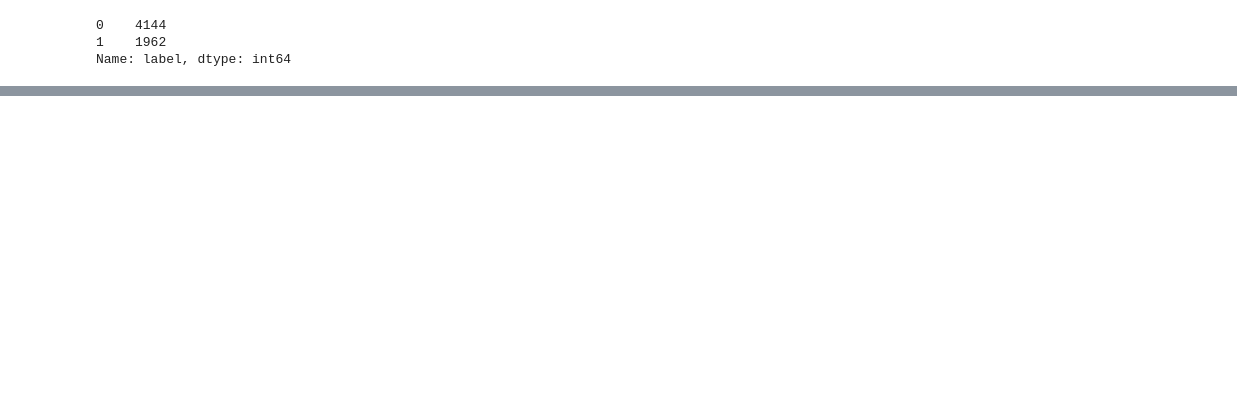
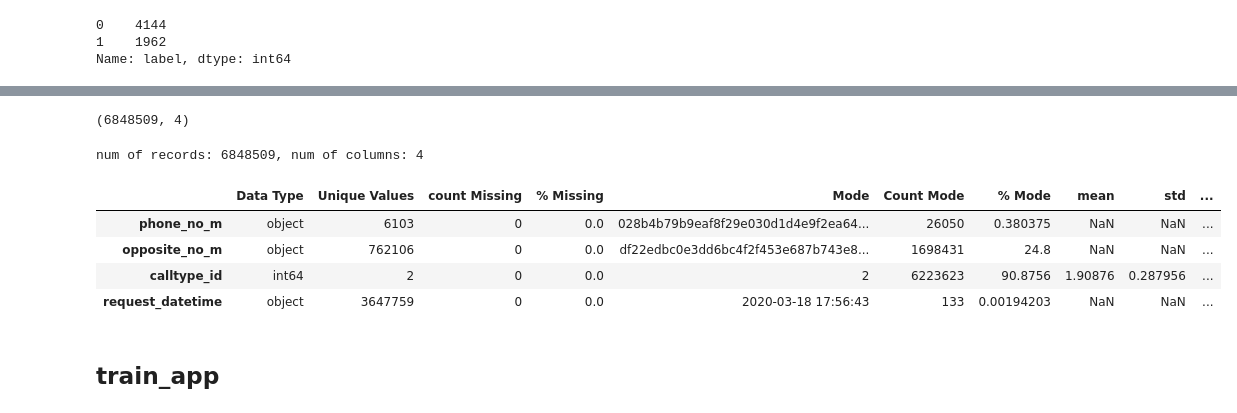
Before and after one commit to mayi140611/myappsexlib, a Jupyter notebook: a_0526_0710_sichuan_fraudtel_detection/0EDA.ipynb, the cells around one changed output, grey strips where cells are left out. Saved outputs shown, nothing was run; the diff lists cells and outputs as text; code cells hidden in the pictures; blank space fills up the shorter version.

```diff
--- a/a_0526_0710_sichuan_fraudtel_detection/0EDA.ipynb
+++ b/a_0526_0710_sichuan_fraudtel_detection/0EDA.ipynb
@@ -138,0 +203,4 @@ Name: label, dtype: int64
+# %%
+train_sms = pd.read_csv(os.path.join(args.DATA_DIR, 'train/train_sms.csv'))
+
+train_sms.head()
@@ -138,0 +214,15 @@ Name: label, dtype: int64
+# %%
+train_sms.shape
+# %% [output]
+(6848509, 4)
+# %%
+describe(train_sms)
+# %% [output]
+num of records: 6848509, num of columns: 4
+|  | Data Type | Unique Values | count Missing | % Missing | Mode | Count Mode | % Mode | mean | std | ... |
+| phone_no_m | object | 6103 | 0 | 0.0 | 028b4b79b9eaf8f29e030d1d4e9f2ea64... | 26050 | 0.380375 | NaN | NaN | ... |
+| opposite_no_m | object | 762106 | 0 | 0.0 | df22edbc0e3dd6bc4f2f453e687b743e8... | 1698431 | 24.8 | NaN | NaN | ... |
+| calltype_id | int64 | 2 | 0 | 0.0 | 2 | 6223623 | 90.8756 | 1.90876 | 0.287956 | ... |
+| request_datetime | object | 3647759 | 0 | 0.0 | 2020-03-18 17:56:43 | 133 | 0.00194203 | NaN | NaN | ... |
+# %% [markdown]
+## train_app
```
Also changed, not shown: parts of 23 cells of this notebook, 30 other files.
